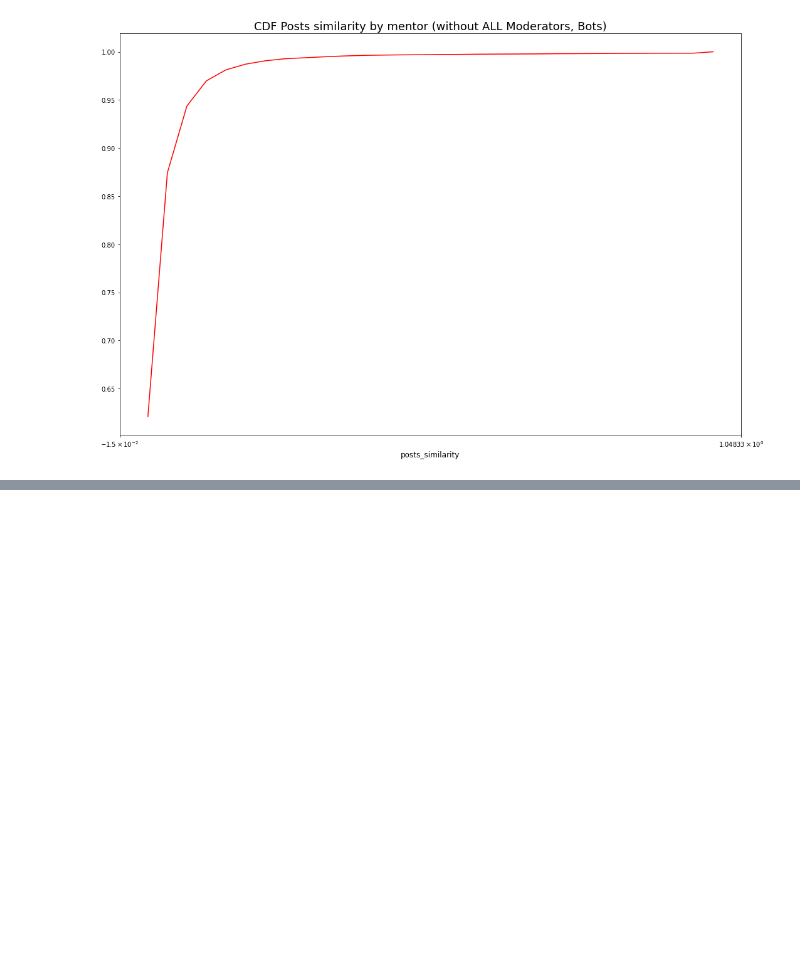
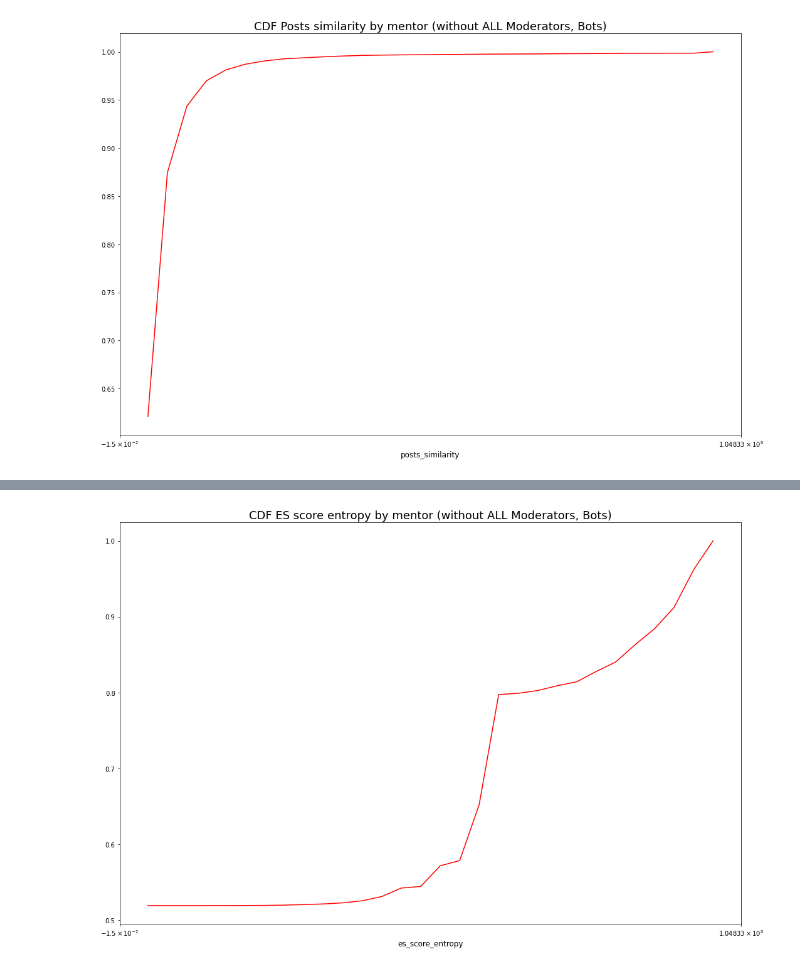
Before and after one commit to tr0up2r/plotting-and-graph-analysis, a Jupyter notebook: cdf.ipynb, the cells around one changed output, grey strips where cells are left out. Saved outputs shown, nothing was run; the diff lists cells and outputs as text; code cells hidden in the pictures; blank space fills up the shorter version.

```diff
--- a/cdf.ipynb
+++ b/cdf.ipynb
@@ -138,0 +145,5 @@ draw_cdf(np_result6, 30, 'posts_similarity', "CDF Posts similarity by mentor (wi
+# %%
+np_result8 = np.array(result_df4['es_score_entropy'].tolist())
+draw_cdf(np_result8, 30, 'es_score_entropy', "CDF ES score entropy by mentor (without ALL Moderators, Bots)", 'red')
+# %% [output]
+[figure, added]
```
Also changed, not shown: parts of 6 cells of this notebook.
